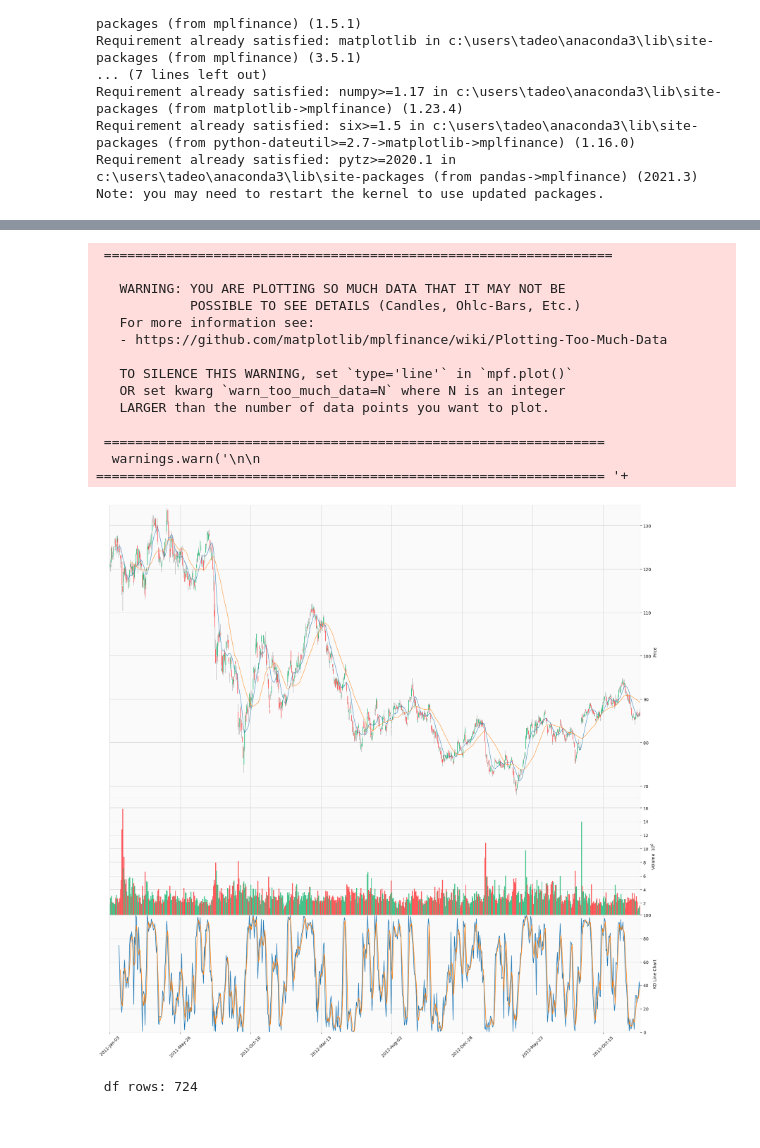
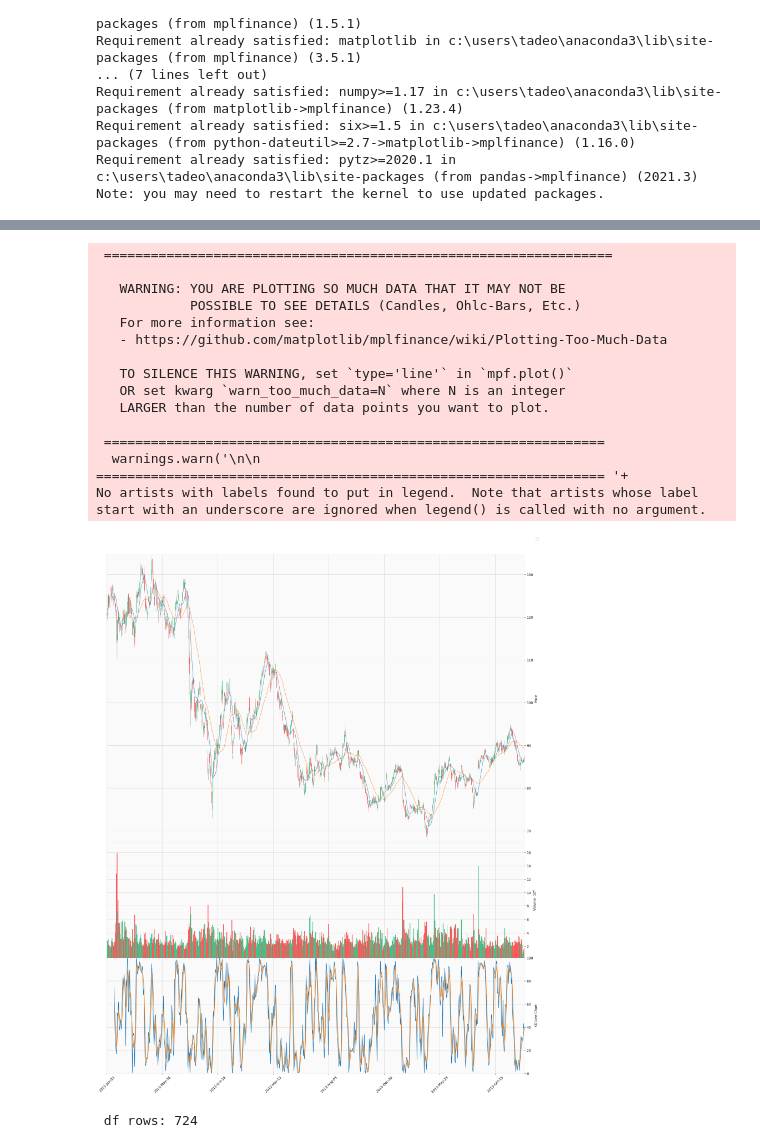
Before and after one commit to tadeohepperle/financial_technology_project2_stock_price_prediction, a Jupyter notebook: hw2_A11922105.ipynb, the cells around one changed output, grey strips where cells are left out. Cells and saved outputs as stored; diff of their text form; code cells hidden in the pictures.

```diff
--- a/hw2_A11922105.ipynb
+++ b/hw2_A11922105.ipynb
@@ -110,35 +120,37 @@ def Stochastic(df, window, smooth_window):
     stochastic['%K'] = ((df['Close'] - df['Low'].rolling(window).min()) \
                         / (df['High'].rolling(window).max() - df['Low'].rolling(window).min())) * 100
     stochastic['%D'] = stochastic['%K'].rolling(smooth_window).mean()
     # stochastic['%SD'] = stochastic['%D'].rolling(smooth_window).mean()
     # stochastic['UL'] = 80
     # stochastic['DL'] = 20
     return stochastic
 
 stochastic = Stochastic(df, 14, 3)
 
 stochastic_plot  =  mpf.make_addplot((stochastic[['%K', '%D']]), ylim=[0, 100], panel=2, ylabel='KD Line Chart')
 
 
 fig, ax = mpf.plot(
-    df,returnfig=True, type='candle', mav=(10,30), figsize=(20,20), tight_layout=True, style='yahoo',volume=True, addplot=[stochastic_plot]
+    df,returnfig=True, type='candle', mav=(10,30), figsize=(20,25), tight_layout=True, style='yahoo',volume=True, addplot=[stochastic_plot]
 )
+fig.legend()
 fig.savefig("images/candles_KD_volume.png")
 # %% [output]
  =================================================================
 
    WARNING: YOU ARE PLOTTING SO MUCH DATA THAT IT MAY NOT BE
             POSSIBLE TO SEE DETAILS (Candles, Ohlc-Bars, Etc.)
    For more information see:
    - https://github.com/matplotlib/mplfinance/wiki/Plotting-Too-Much-Data
 
    TO SILENCE THIS WARNING, set `type='line'` in `mpf.plot()`
    OR set kwarg `warn_too_much_data=N` where N is an integer
    LARGER than the number of data points you want to plot.
 
  ================================================================
   warnings.warn('\n\n ================================================================= '+
+No artists with labels found to put in legend.  Note that artists whose label start with an underscore are ignored when legend() is called with no argument.
-[figure, old version]
+[figure, new version]
 # %%
 # 10 Days MA, 30 Days MA, K, D
 pd.set_option('display.max_rows', 10)
```
Also changed, not shown: parts of 30 cells of this notebook, 13 other files.
